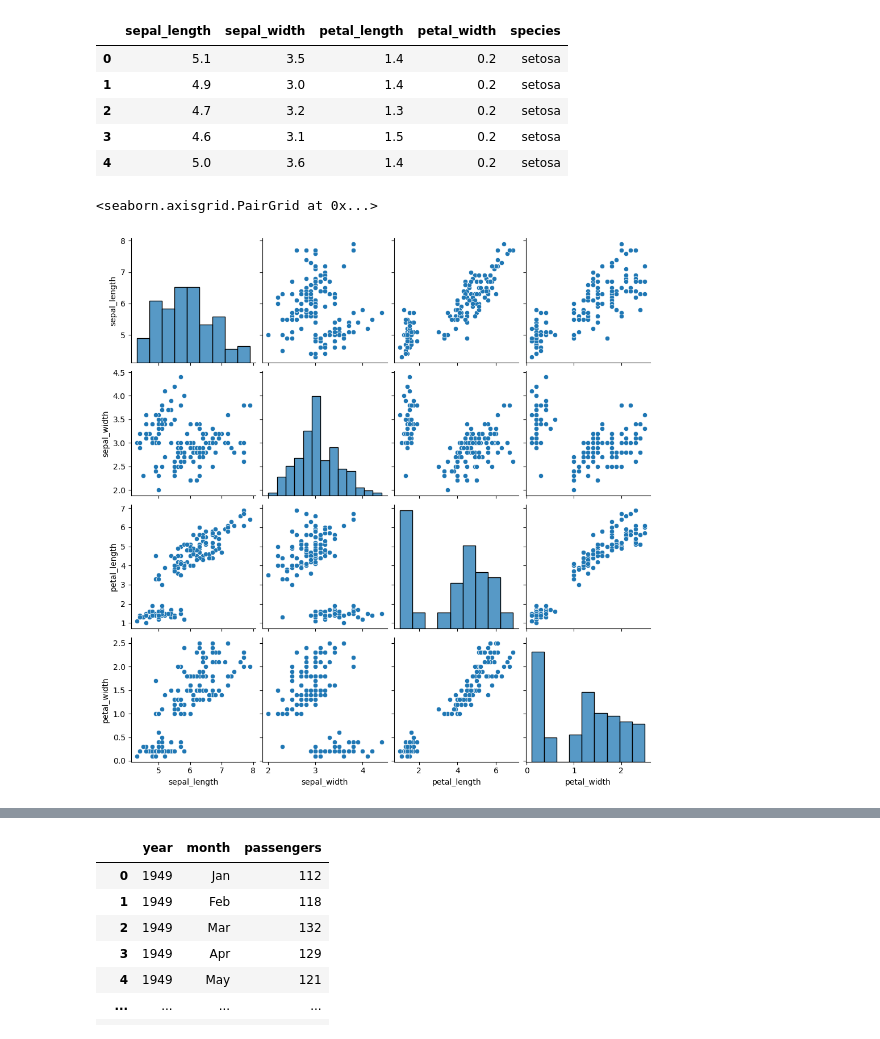
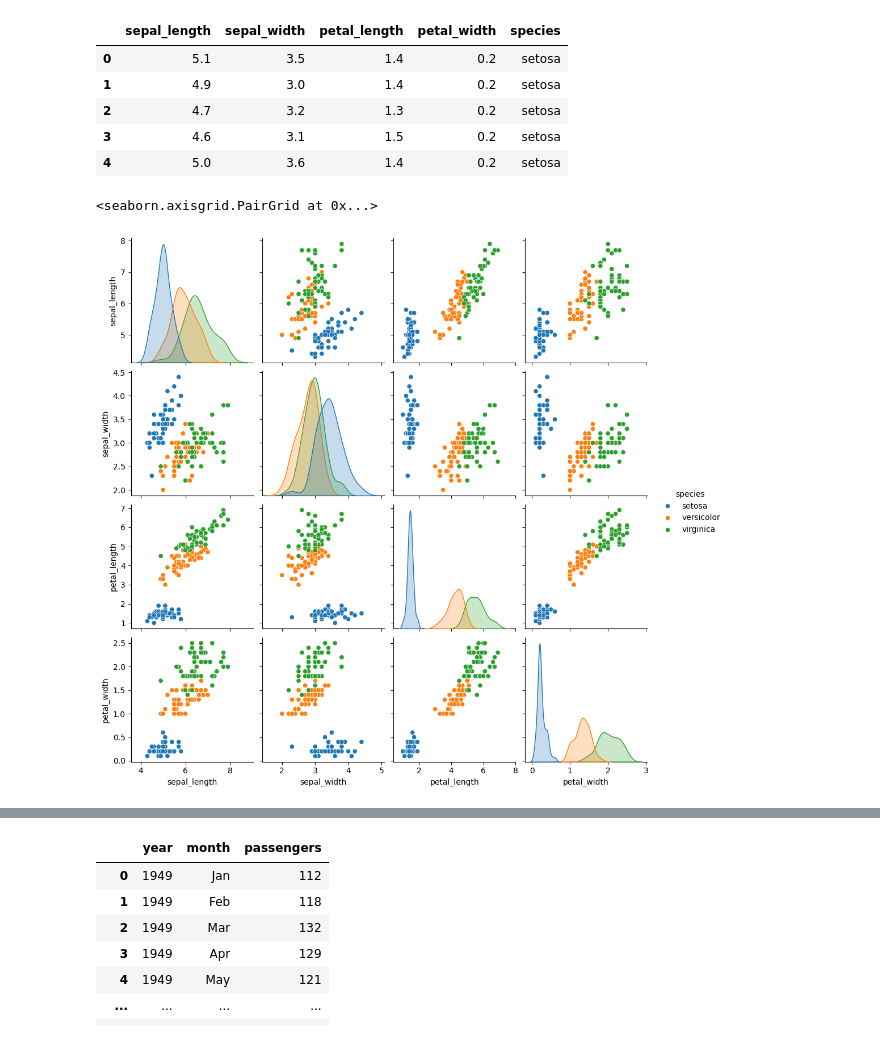
Before and after one commit to ravidhwn01/data-analysis, a Jupyter notebook: multivariate_EDA.ipynb, the cells around one changed output, grey strips where cells are left out. Drawn from its saved outputs; the diff is of its cells as text; code cells hidden in the pictures.

```diff
--- a/multivariate_EDA.ipynb
+++ b/multivariate_EDA.ipynb
@@ -104,7 +104,7 @@ iris.head()
 | 3 | 4.6 | 3.1 | 1.5 | 0.2 | setosa |
 | 4 | 5.0 | 3.6 | 1.4 | 0.2 | setosa |
 # %%
-sns.pairplot(iris)
+sns.pairplot(iris, hue="species")
 # %% [output]
 <seaborn.axisgrid.PairGrid at 0x...>
-[figure, old version]
+[figure, new version]
```
Also changed, not shown: parts of 1 cell of this notebook, 2 other files.
